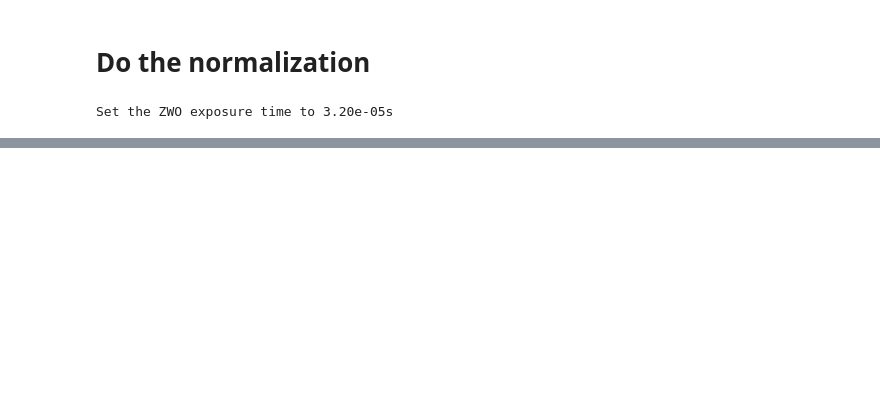
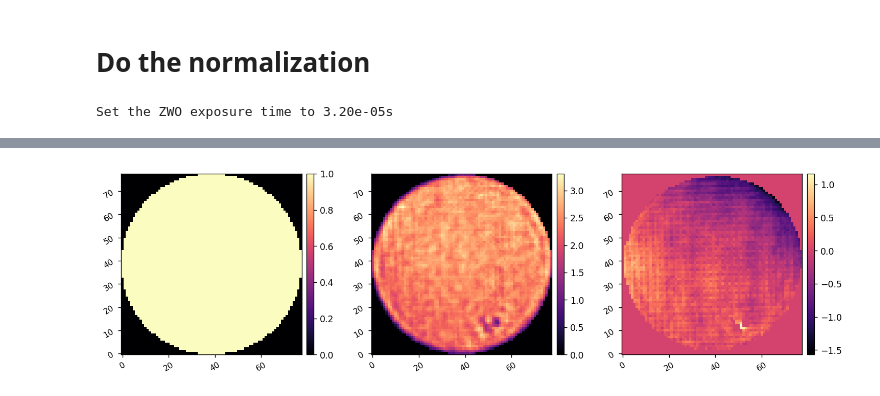
Before and after one commit to uasal/scoob-psf, a Jupyter notebook: notebooks/scoobi_demo_fdpr.ipynb, the cells around one changed output, grey strips where cells are left out. Saved outputs shown, nothing was run; the diff lists cells and outputs as text; code cells hidden in the pictures; blank space fills up the shorter version.

```diff
--- a/notebooks/scoobi_demo_fdpr.ipynb
+++ b/notebooks/scoobi_demo_fdpr.ipynb
@@ -133,0 +128,13 @@ fitdict, Imeas_cen = console.estimate_oneshot(config_params)
+# %%
+amp_est = fitdict['amp_est'][center_y-radii[0]:center_y+radii[0], center_x-radii[0]:center_x+radii[0]]
+phs_est = fitdict['phase_est'][center_y-radii[0]:center_y+radii[0], center_x-radii[0]:center_x+radii[0]]
+Nfit = amp_est.shape[0]
+y,x = (np.indices((Nfit, Nfit)) - Nfit/2+1/2)
+r = np.sqrt(x**2 + y**2)
+fit_mask = r<radii[0]
+
+amp_est *= fit_mask
+phs_est *= fit_mask
+imshow3(fit_mask, amp_est, phs_est)
+# %% [output]
+[figure, added]
```
Also changed, not shown: parts of 26 cells of this notebook, 2 other files.
